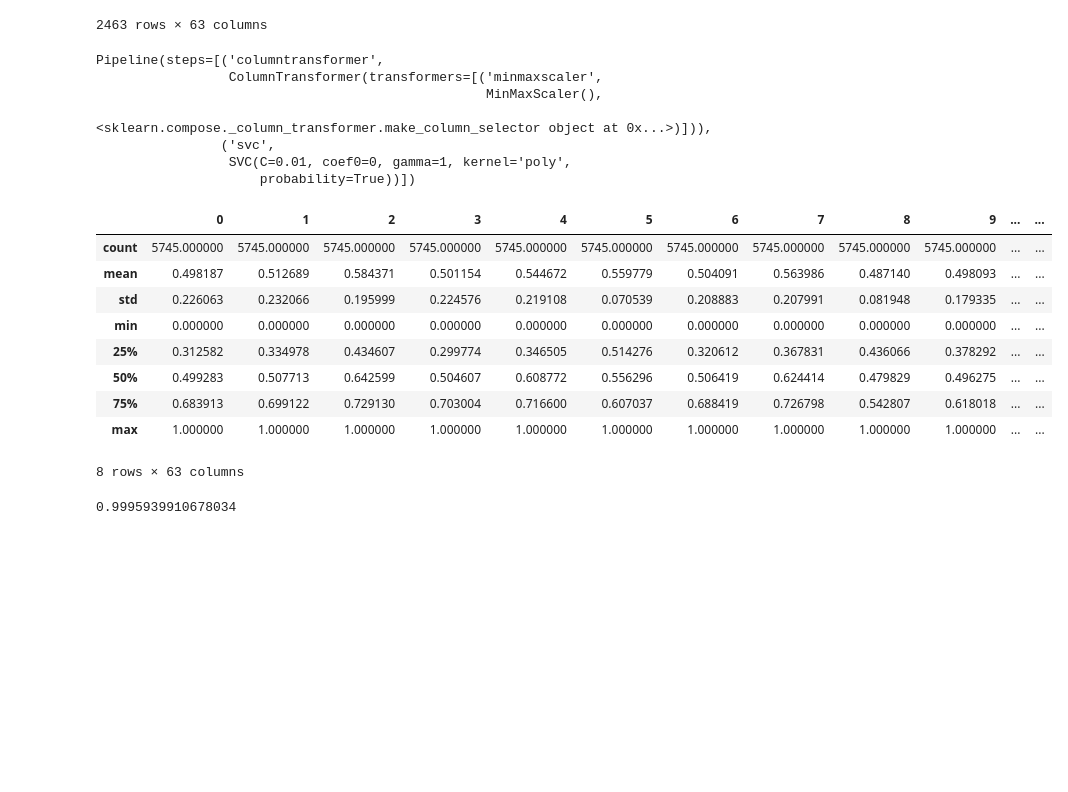
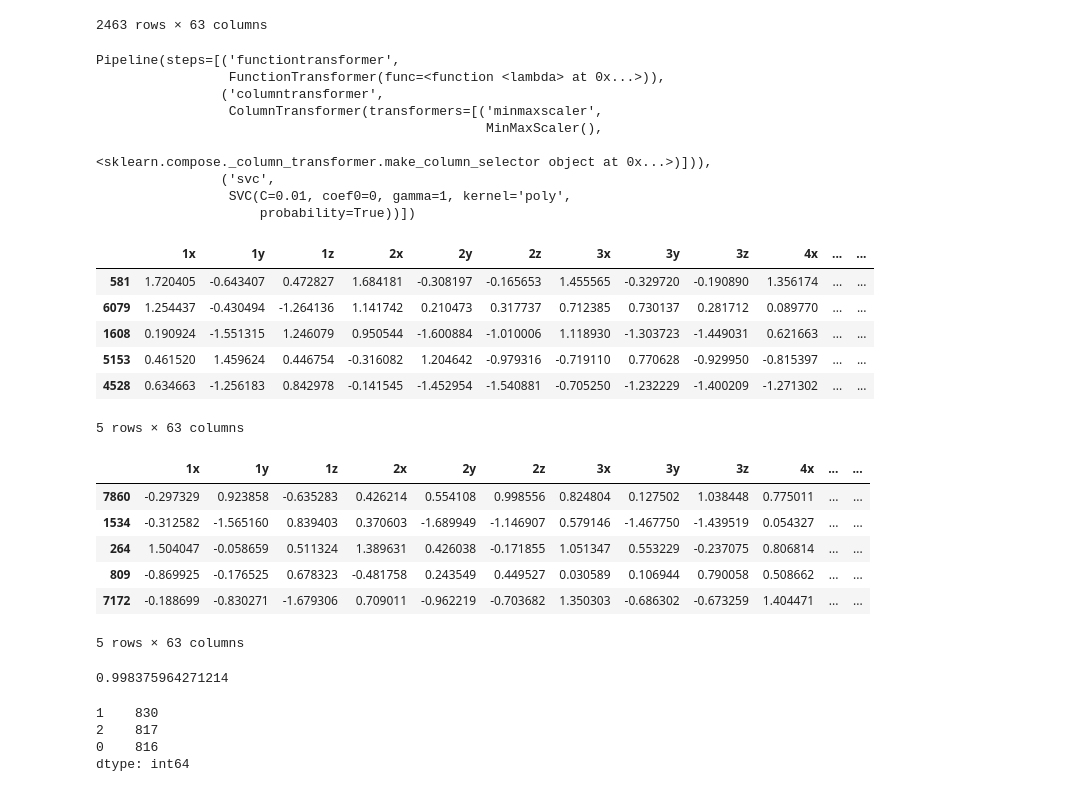
Before and after one commit to ElainePentium/python-chifoumy, a Jupyter notebook: notebooks/steph-predict-proba.ipynb, the cells around one changed output. Drawn from its saved outputs; the diff is of its cells as text; code cells hidden in the pictures; blank space fills up the shorter version.

Commit message:
normalisation in pipeline

```diff
--- a/notebooks/steph-predict-proba.ipynb
+++ b/notebooks/steph-predict-proba.ipynb
@@ -16,8 +31,8 @@ X_train, X_test, y_train, y_test = train_test_split(X, y, test_size=0.3)
 # %%
-X_train = (X_train - X_train.mean()) / X_train.std()
-X_train
-X_test = (X_test - X_test.mean()) / X_test.std()
-X_test
+# X_train = (X_train - X_train.mean()) / X_train.std()
+# X_train
+# X_test = (X_test - X_test.mean()) / X_test.std()
+# X_test
 # %% [output]
 |  | 1x | 1y | 1z | 2x | 2y | 2z | 3x | 3y | 3z | 4x | ... | ... |
 | 5804 | 1.357512 | -0.308635 | -1.243735 | 1.295110 | 0.250679 | 0.485578 | 0.941208 | 0.760783 | 0.429743 | 0.417643 | ... | ... |
@@ -39,11 +54,16 @@ from sklearn.svm import SVC
 from sklearn.compose import ColumnTransformer, make_column_transformer, make_column_selector
 # %%
 model = SVC(kernel= 'poly', gamma = 1, coef0 = 0, C = 0.01, probability=True)
+# X_train = (X_train - X_train.mean()) / X_train.std()
+# rounder = FunctionTransformer(lambda array: np.round(array, decimals=2))
+normalizer = FunctionTransformer(lambda x: (x - x.mean()) / x.std())
 scaling = make_column_transformer((MinMaxScaler(), make_column_selector(dtype_include=['float64'])))
-pipeline = make_pipeline(scaling, model)
+pipeline = make_pipeline(normalizer, scaling, model)
 pipeline
 # %% [output]
-Pipeline(steps=[('columntransformer',
+Pipeline(steps=[('functiontransformer',
+                 FunctionTransformer(func=<function <lambda> at 0x...>)),
+                ('columntransformer',
                  ColumnTransformer(transformers=[('minmaxscaler',
                                                   MinMaxScaler(),
                                                   <sklearn.compose._column_transformer.make_column_selector object at 0x...>)])),
@@ -53,22 +73,36 @@ Pipeline(steps=[('columntransformer',
 # %%
 pipe = pipeline.fit(X_train, y_train)
 # %%
-pd.DataFrame(scaling.fit_transform(X_train)).describe()
+pd.DataFrame(normalizer.fit_transform(X_train)).head()
 # %% [output]
-|  | 0 | 1 | 2 | 3 | 4 | 5 | 6 | 7 | 8 | 9 | ... | ... |
-| count | 5745.000000 | 5745.000000 | 5745.000000 | 5745.000000 | 5745.000000 | 5745.000000 | 5745.000000 | 5745.000000 | 5745.000000 | 5745.000000 | ... | ... |
-| mean | 0.498187 | 0.512689 | 0.584371 | 0.501154 | 0.544672 | 0.559779 | 0.504091 | 0.563986 | 0.487140 | 0.498093 | ... | ... |
-| std | 0.226063 | 0.232066 | 0.195999 | 0.224576 | 0.219108 | 0.070539 | 0.208883 | 0.207991 | 0.081948 | 0.179335 | ... | ... |
-| min | 0.000000 | 0.000000 | 0.000000 | 0.000000 | 0.000000 | 0.000000 | 0.000000 | 0.000000 | 0.000000 | 0.000000 | ... | ... |
-| 25% | 0.312582 | 0.334978 | 0.434607 | 0.299774 | 0.346505 | 0.514276 | 0.320612 | 0.367831 | 0.436066 | 0.378292 | ... | ... |
-| 50% | 0.499283 | 0.507713 | 0.642599 | 0.504607 | 0.608772 | 0.556296 | 0.506419 | 0.624414 | 0.479829 | 0.496275 | ... | ... |
-| 75% | 0.683913 | 0.699122 | 0.729130 | 0.703004 | 0.716600 | 0.607037 | 0.688419 | 0.726798 | 0.542807 | 0.618018 | ... | ... |
-| max | 1.000000 | 1.000000 | 1.000000 | 1.000000 | 1.000000 | 1.000000 | 1.000000 | 1.000000 | 1.000000 | 1.000000 | ... | ... |
+|  | 1x | 1y | 1z | 2x | 2y | 2z | 3x | 3y | 3z | 4x | ... | ... |
+| 581 | 1.720405 | -0.643407 | 0.472827 | 1.684181 | -0.308197 | -0.165653 | 1.455565 | -0.329720 | -0.190890 | 1.356174 | ... | ... |
+| 6079 | 1.254437 | -0.430494 | -1.264136 | 1.141742 | 0.210473 | 0.317737 | 0.712385 | 0.730137 | 0.281712 | 0.089770 | ... | ... |
+| 1608 | 0.190924 | -1.551315 | 1.246079 | 0.950544 | -1.600884 | -1.010006 | 1.118930 | -1.303723 | -1.449031 | 0.621663 | ... | ... |
+| 5153 | 0.461520 | 1.459624 | 0.446754 | -0.316082 | 1.204642 | -0.979316 | -0.719110 | 0.770628 | -0.929950 | -0.815397 | ... | ... |
+| 4528 | 0.634663 | -1.256183 | 0.842978 | -0.141545 | -1.452954 | -1.540881 | -0.705250 | -1.232229 | -1.400209 | -1.271302 | ... | ... |
-8 rows × 63 columns
+5 rows × 63 columns
 # %%
 y_pred = pipe.predict(X_test)
+# %%
+pd.DataFrame(normalizer.fit_transform(X_test)).head()
+# %% [output]
+|  | 1x | 1y | 1z | 2x | 2y | 2z | 3x | 3y | 3z | 4x | ... | ... |
+| 7860 | -0.297329 | 0.923858 | -0.635283 | 0.426214 | 0.554108 | 0.998556 | 0.824804 | 0.127502 | 1.038448 | 0.775011 | ... | ... |
+| 1534 | -0.312582 | -1.565160 | 0.839403 | 0.370603 | -1.689949 | -1.146907 | 0.579146 | -1.467750 | -1.439519 | 0.054327 | ... | ... |
+| 264 | 1.504047 | -0.058659 | 0.511324 | 1.389631 | 0.426038 | -0.171855 | 1.051347 | 0.553229 | -0.237075 | 0.806814 | ... | ... |
+| 809 | -0.869925 | -0.176525 | 0.678323 | -0.481758 | 0.243549 | 0.449527 | 0.030589 | 0.106944 | 0.790058 | 0.508662 | ... | ... |
+| 7172 | -0.188699 | -0.830271 | -1.679306 | 0.709011 | -0.962219 | -0.703682 | 1.350303 | -0.686302 | -0.673259 | 1.404471 | ... | ... |
+5 rows × 63 columns
 # %%
 from sklearn.metrics import accuracy_score
 accuracy_score(y_test, y_pred)
 # %% [output]
-0.9995939910678034
+0.998375964271214
+# %%
+pd.DataFrame(y_pred).value_counts()
+# %% [output]
+1    830
+2    817
+0    816
+dtype: int64
```
Also changed, not shown: parts of 12 cells of this notebook, 1 other file.
